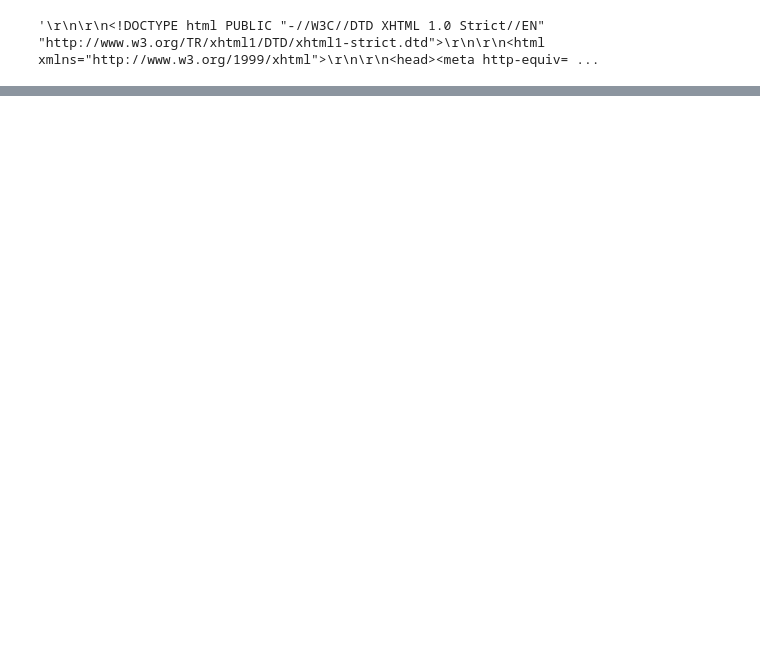
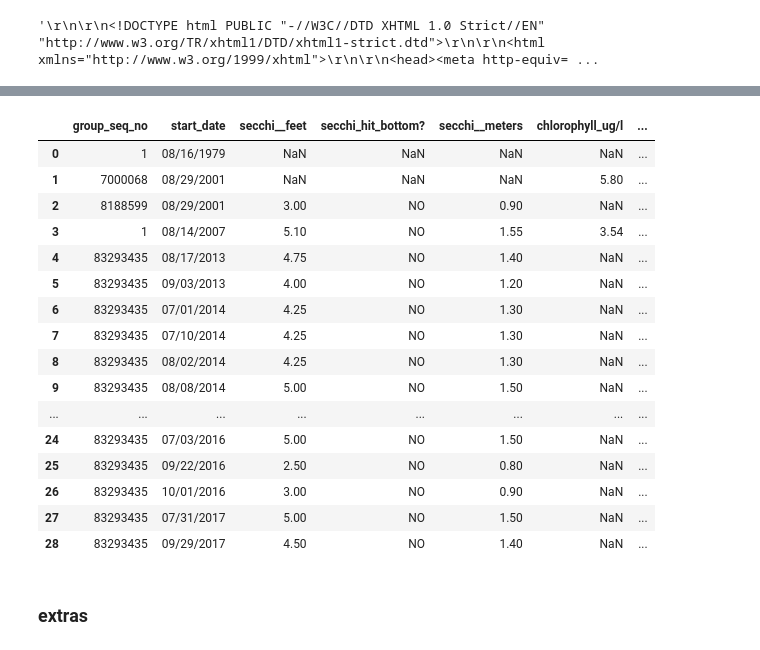
Before and after one commit to yiyuanqin/remote-sensing-water-quality, a Jupyter notebook: wi-lakes-chla-landsat.ipynb, the cells around one changed output, grey strips where cells are left out. Drawn from its saved outputs; the diff is of its cells as text; code cells hidden in the pictures; blank space fills up the shorter version.

```diff
--- a/wi-lakes-chla-landsat.ipynb
+++ b/wi-lakes-chla-landsat.ipynb
@@ -59,0 +120,3 @@ Group Seq No, Start Date, Secchi (Feet),Secchi Hit Bottom?,Secchi (Meters),Chlor
+# %%
+wbic = lines[4].split(',')[2]
+print(wbic)
@@ -60,2 +148,8 @@ Group Seq No, Start Date, Secchi (Feet),Secchi Hit Bottom?,Secchi (Meters),Chlor
+# %%
+clean_report_name = './data/wi-lakes/report_'+str(stationIDs[1])+'clean.csv'
+
+f = open(clean_report_name,'w')
+f.writelines(cleanlines)
+f.close()
 # %%
-df = pd.read_csv("./data/out.csv",sep=",")
+df = pd.read_csv(clean_report_name,sep=",")
@@ -63,0 +156,5 @@ ParserError: Error tokenizing data. C error: Expected 15 fields in line 5, saw 1
+# %%
+# clean column names
+df.columns = df.columns.str.strip().str.lower().str.replace(' ', '_').str.replace('(', '_').str.replace(')', '')
+df['wbic'] = wbic
+df.head()
@@ -63,0 +168,22 @@ ParserError: Error tokenizing data. C error: Expected 15 fields in line 5, saw 1
+# %%
+df.drop(['perception'], axis=1)
+# %% [output]
+|  | group_seq_no | start_date | secchi__feet | secchi_hit_bottom? | secchi__meters | chlorophyll_ug/l | ... |
+| 0 | 1 | 08/16/1979 | NaN | NaN | NaN | NaN | ... |
+| 1 | 7000068 | 08/29/2001 | NaN | NaN | NaN | 5.80 | ... |
+| 2 | 8188599 | 08/29/2001 | 3.00 | NO | 0.90 | NaN | ... |
+| 3 | 1 | 08/14/2007 | 5.10 | NO | 1.55 | 3.54 | ... |
+| 4 | 83293435 | 08/17/2013 | 4.75 | NO | 1.40 | NaN | ... |
+| 5 | 83293435 | 09/03/2013 | 4.00 | NO | 1.20 | NaN | ... |
+| 6 | 83293435 | 07/01/2014 | 4.25 | NO | 1.30 | NaN | ... |
+| 7 | 83293435 | 07/10/2014 | 4.25 | NO | 1.30 | NaN | ... |
+| 8 | 83293435 | 08/02/2014 | 4.25 | NO | 1.30 | NaN | ... |
+| 9 | 83293435 | 08/08/2014 | 5.00 | NO | 1.50 | NaN | ... |
+| ... | ... | ... | ... | ... | ... | ... | ... |
+| 24 | 83293435 | 07/03/2016 | 5.00 | NO | 1.50 | NaN | ... |
+| 25 | 83293435 | 09/22/2016 | 2.50 | NO | 0.80 | NaN | ... |
+| 26 | 83293435 | 10/01/2016 | 3.00 | NO | 0.90 | NaN | ... |
+| 27 | 83293435 | 07/31/2017 | 5.00 | NO | 1.50 | NaN | ... |
+| 28 | 83293435 | 09/29/2017 | 4.50 | NO | 1.40 | NaN | ... |
+# %% [markdown]
+### extras
```
Also changed, not shown: parts of 27 cells of this notebook, 7 other files.
